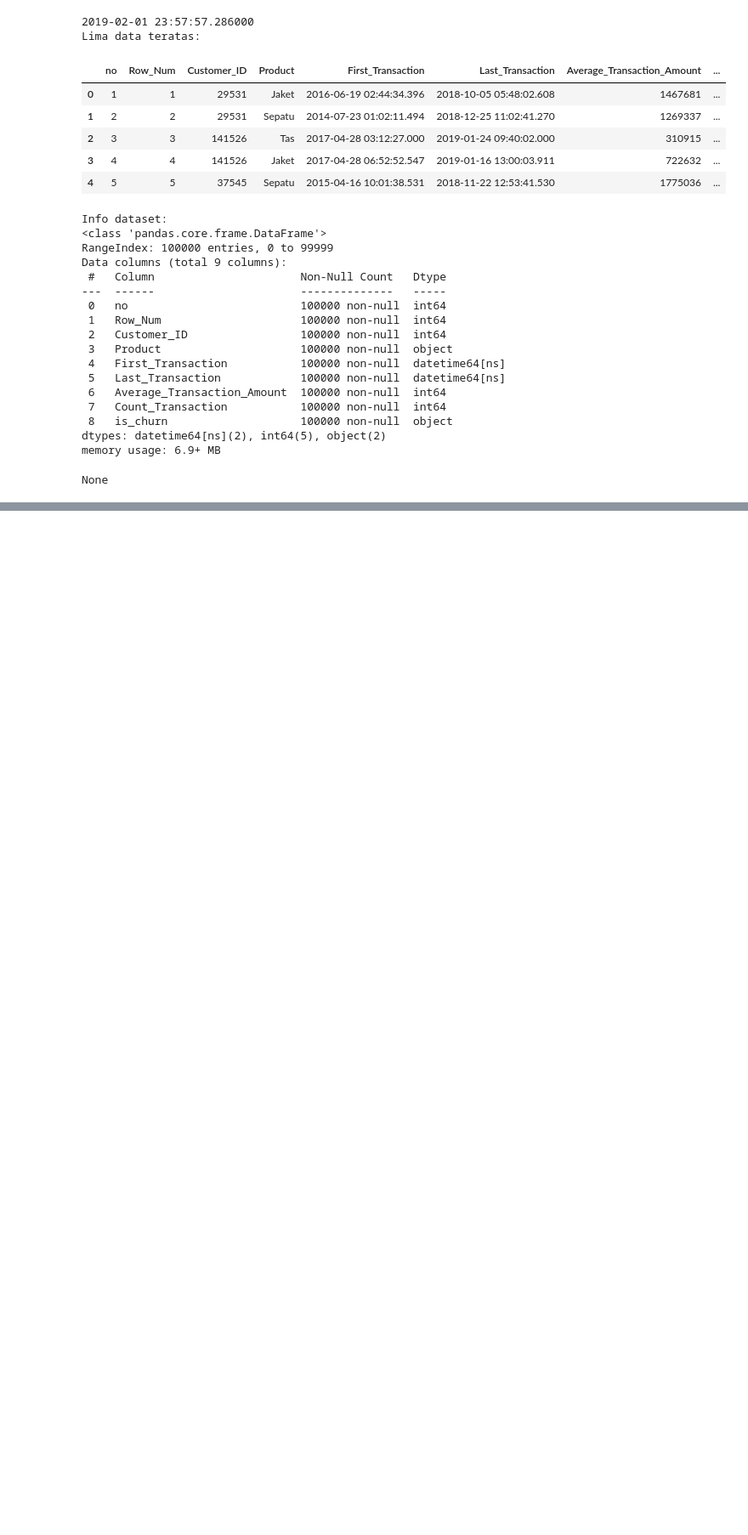
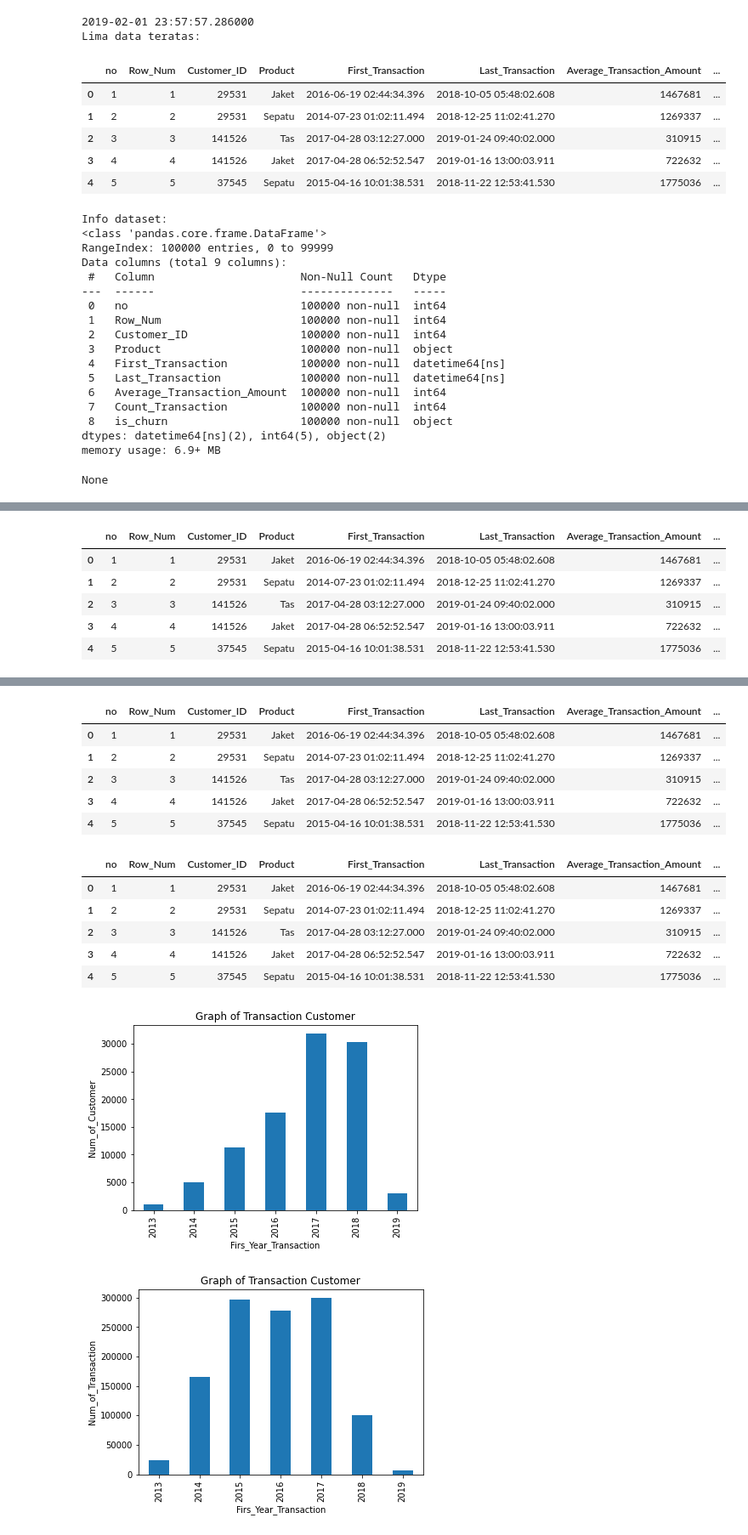
Before and after one commit to UsepSyaikalArifin/DQLab-Academy-Course-Online, a Jupyter notebook: Kelas Fundamental/Data Analyst Project - Business Decisions Research/Jupyter Notebook/main.ipynb, the cells around one changed output, grey strips where cells are left out. Shown at 85% size. Cells and saved outputs as stored; diff of their text form; code cells hidden in the pictures; blank space fills up the shorter version.

```diff
--- a/Kelas Fundamental/Data Analyst Project - Business Decisions Research/Jupyter Notebook/main.ipynb
+++ b/Kelas Fundamental/Data Analyst Project - Business Decisions Research/Jupyter Notebook/main.ipynb
@@ -255,0 +251,36 @@ Name: Customer_ID, dtype: int64
+# %%
+import pandas as pd
+import matplotlib.pyplot as plt
+from IPython.display import display
+
+df = pd.read_csv("https://storage.googleapis.com/dqlab-dataset/data_retail.csv", sep=";")
+df["First_Transaction"] = pd.to_datetime(df["First_Transaction"], unit="ms")
+df["Last_Transaction"] = pd.to_datetime(df["Last_Transaction"], unit="ms")
+display(df.head())
+
+print(max(df["Last_Transaction"]))
+df.loc[df["First_Transaction"] <= "2018-08-01", "is_churn"] = True
+df.loc[df["Last_Transaction"] > "2018-08-01", "is_churn"] = False
+display(df.head())
+
+df["First_Year_Transaction"] = df["First_Transaction"].dt.year
+df["Last_Year_Transaction"] = df["Last_Transaction"].dt.year
+display(df.head())
+
+df_year_customerID = df.groupby(["First_Year_Transaction"])["Customer_ID"].count()
+df_year_customerID.plot(x="First_Transaction", y="Customer_ID", kind="bar", title="Graph of Transaction Customer")
+plt.xlabel("Firs_Year_Transaction")
+plt.ylabel("Num_of_Customer")
+plt.show()
+df_year_countTransaction = df.groupby(["First_Year_Transaction"])["Count_Transaction"].sum()
+df_year_countTransaction.plot(x="First_Transaction", y="Count_Transaction", kind="bar", title="Graph of Transaction Customer")
+plt.xlabel("Firs_Year_Transaction")
+plt.ylabel("Num_of_Transaction")
+plt.show()
+# %% [output]
+|  | no | Row_Num | Customer_ID | Product | First_Transaction | Last_Transaction | Average_Transaction_Amount | ... |
+| 0 | 1 | 1 | 29531 | Jaket | 2016-06-19 02:44:34.396 | 2018-10-05 05:48:02.608 | 1467681 | ... |
+| 1 | 2 | 2 | 29531 | Sepatu | 2014-07-23 01:02:11.494 | 2018-12-25 11:02:41.270 | 1269337 | ... |
+| 2 | 3 | 3 | 141526 | Tas | 2017-04-28 03:12:27.000 | 2019-01-24 09:40:02.000 | 310915 | ... |
+| 3 | 4 | 4 | 141526 | Jaket | 2017-04-28 06:52:52.547 | 2019-01-16 13:00:03.911 | 722632 | ... |
+| 4 | 5 | 5 | 37545 | Sepatu | 2015-04-16 10:01:38.531 | 2018-11-22 12:53:41.530 | 1775036 | ... |
@@ -255,0 +288,14 @@ Name: Customer_ID, dtype: int64
+|  | no | Row_Num | Customer_ID | Product | First_Transaction | Last_Transaction | Average_Transaction_Amount | ... |
+| 0 | 1 | 1 | 29531 | Jaket | 2016-06-19 02:44:34.396 | 2018-10-05 05:48:02.608 | 1467681 | ... |
+| 1 | 2 | 2 | 29531 | Sepatu | 2014-07-23 01:02:11.494 | 2018-12-25 11:02:41.270 | 1269337 | ... |
+| 2 | 3 | 3 | 141526 | Tas | 2017-04-28 03:12:27.000 | 2019-01-24 09:40:02.000 | 310915 | ... |
+| 3 | 4 | 4 | 141526 | Jaket | 2017-04-28 06:52:52.547 | 2019-01-16 13:00:03.911 | 722632 | ... |
+| 4 | 5 | 5 | 37545 | Sepatu | 2015-04-16 10:01:38.531 | 2018-11-22 12:53:41.530 | 1775036 | ... |
+|  | no | Row_Num | Customer_ID | Product | First_Transaction | Last_Transaction | Average_Transaction_Amount | ... |
+| 0 | 1 | 1 | 29531 | Jaket | 2016-06-19 02:44:34.396 | 2018-10-05 05:48:02.608 | 1467681 | ... |
+| 1 | 2 | 2 | 29531 | Sepatu | 2014-07-23 01:02:11.494 | 2018-12-25 11:02:41.270 | 1269337 | ... |
+| 2 | 3 | 3 | 141526 | Tas | 2017-04-28 03:12:27.000 | 2019-01-24 09:40:02.000 | 310915 | ... |
+| 3 | 4 | 4 | 141526 | Jaket | 2017-04-28 06:52:52.547 | 2019-01-16 13:00:03.911 | 722632 | ... |
+| 4 | 5 | 5 | 37545 | Sepatu | 2015-04-16 10:01:38.531 | 2018-11-22 12:53:41.530 | 1775036 | ... |
+[figure, added]
+[figure, added]
```
Also changed, not shown: parts of 2 cells of this notebook.
